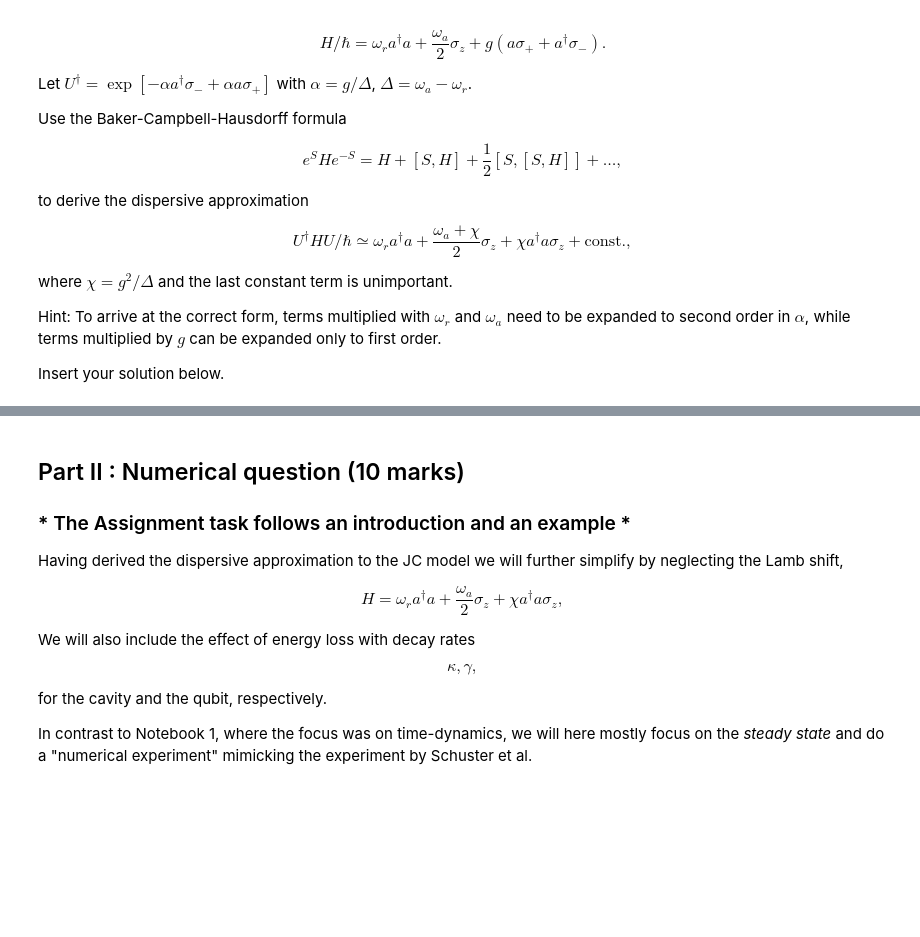
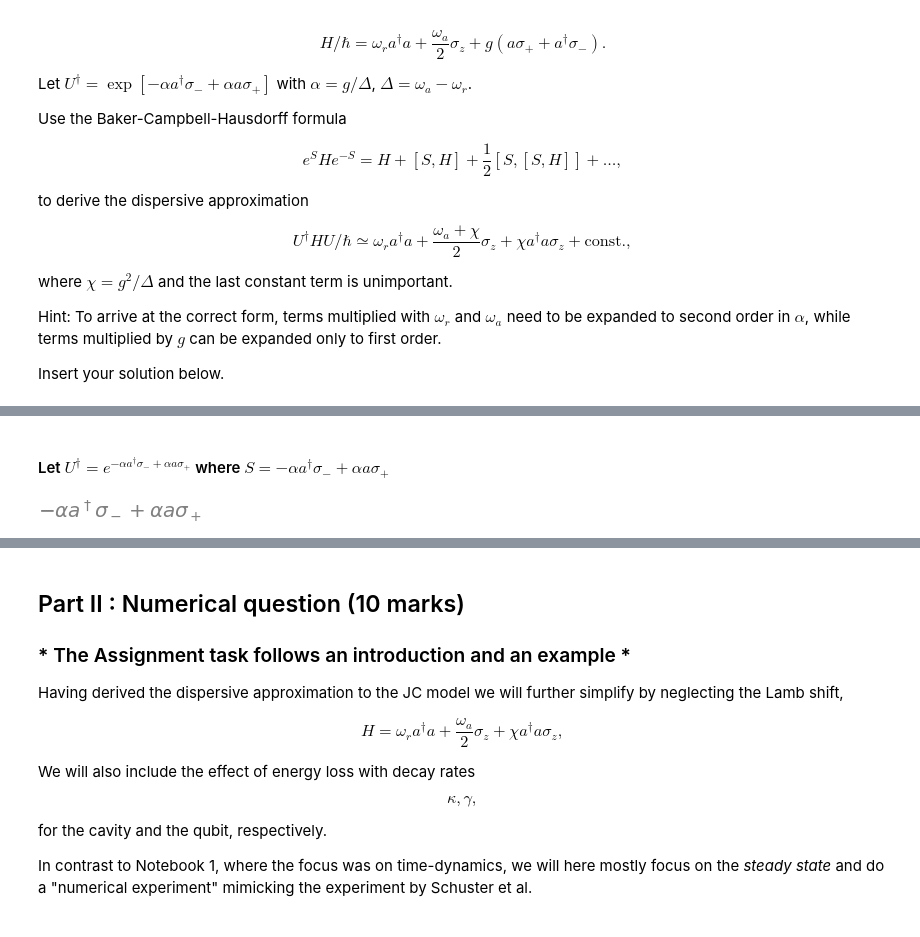
Before and after one commit to jmoo2880/honours-coursework, a Jupyter notebook: Assignments/Assignment 1 - The dispersive regime - final.ipynb, the cells around one changed output, grey strips where cells are left out. Saved outputs shown, nothing was run; the diff lists cells and outputs as text; code cells hidden in the pictures; blank space fills up the shorter version.

```diff
--- a/Assignments/Assignment 1 - The dispersive regime - final.ipynb
+++ b/Assignments/Assignment 1 - The dispersive regime - final.ipynb
@@ -33,0 +71,7 @@ Insert your solution below.
+# %% [markdown]
+#### Let $U^{\dagger} = e^{-\alpha a^{\dagger} \sigma_{-} + \alpha a \sigma_{+}}$ where $S = -\alpha a^{\dagger} \sigma_{-} + \alpha a \sigma_{+}$
+# %%
+s = -alpha * Dagger(a) * sminus + alpha * a * splus
+s
+# %% [output]
+[figure, added]
```
Also changed, not shown: parts of 28 cells of this notebook, 16 other files.
